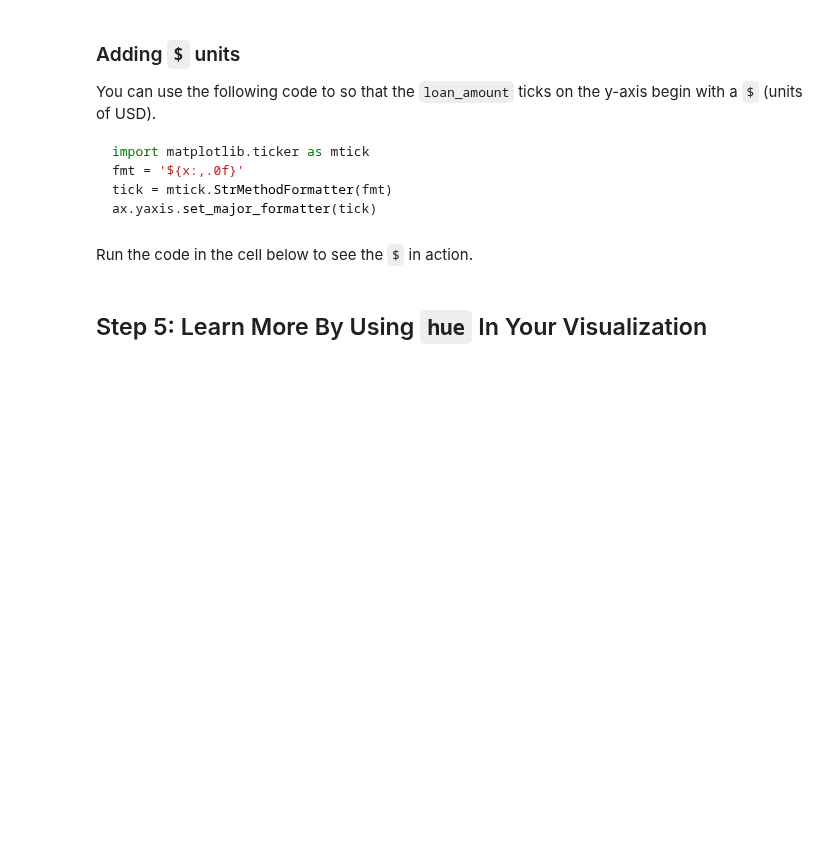
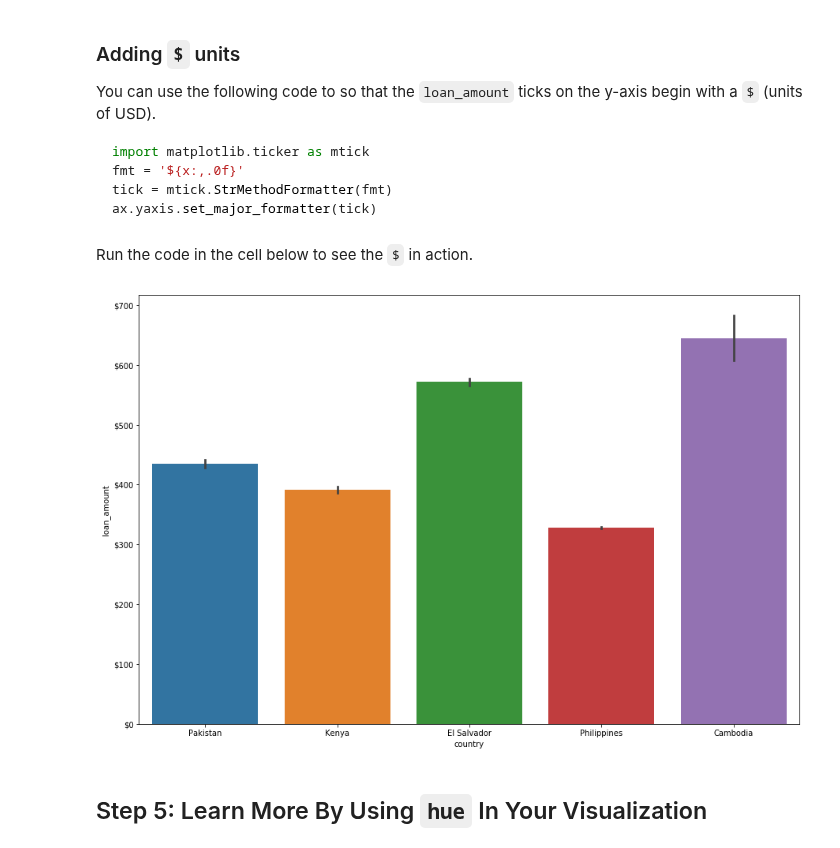
Before and after one commit to pelian/codeacademy, a Jupyter notebook: Data Visualization with Python/unit 5/kiva_project.ipynb, the cells around one changed output. Drawn from its saved outputs; the diff is of its cells as text; code cells hidden in the pictures; blank space fills up the shorter version.

```diff
--- a/Data Visualization with Python/unit 5/kiva_project.ipynb
+++ b/Data Visualization with Python/unit 5/kiva_project.ipynb
@@ -79,13 +126,17 @@ Run the code in the cell below to see the `$` in action.
 # %%
 import matplotlib.ticker as mtick
 
 # Creates the figure
 f, ax = plt.subplots(figsize=(15, 10))
 
 # Plot the data
-sns.barplot(data=df, x="country", y = "loan_amount")
+sns.barplot(data=df, x="country", y="loan_amount")
 
 # Use part of the code above to format the y-axis ticks below this line
+tick = mtick.StrMethodFormatter('${x:,.0f}')
+ax.yaxis.set_major_formatter(tick)
+# %% [output]
+[figure, added]
 # %% [markdown]
 ## Step 5: Learn More By Using `hue` In Your Visualization
 # %% [markdown]
```
Also changed, not shown: parts of 20 cells of this notebook, 7 other files.
